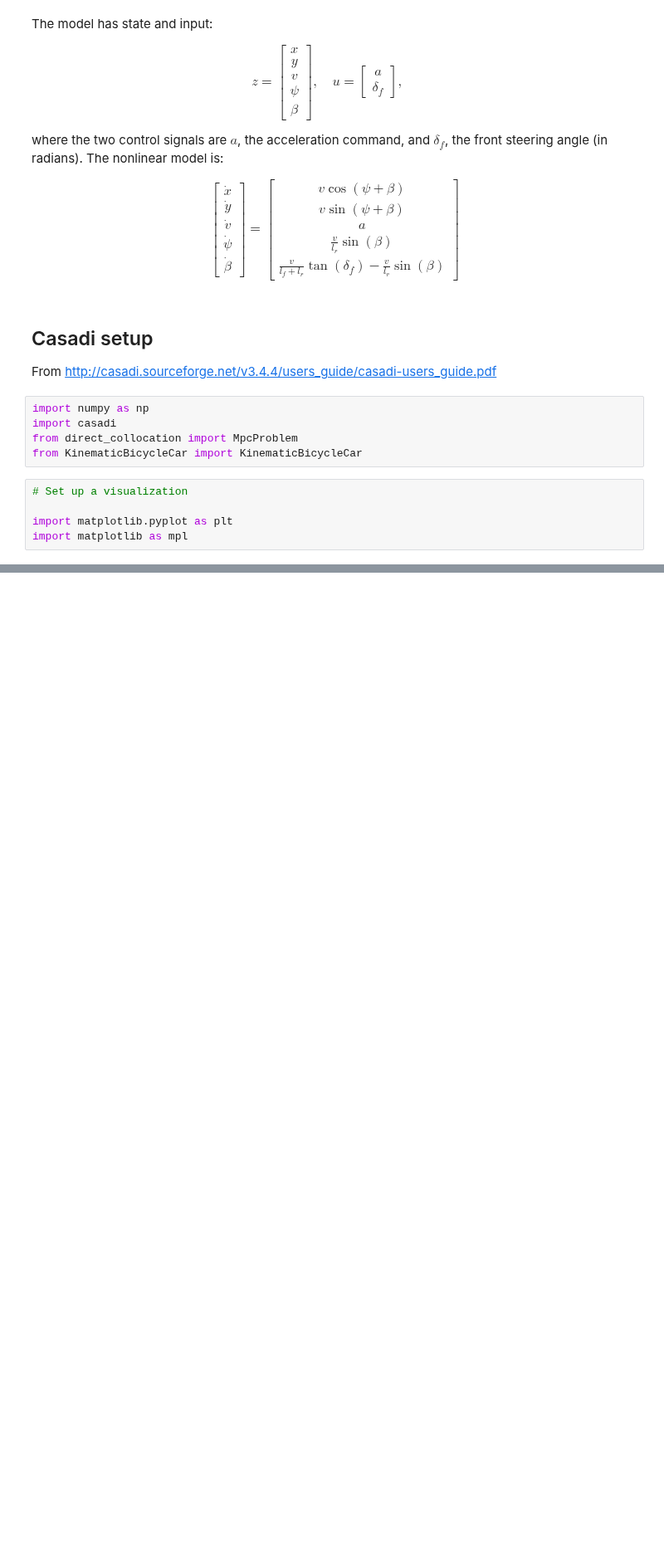
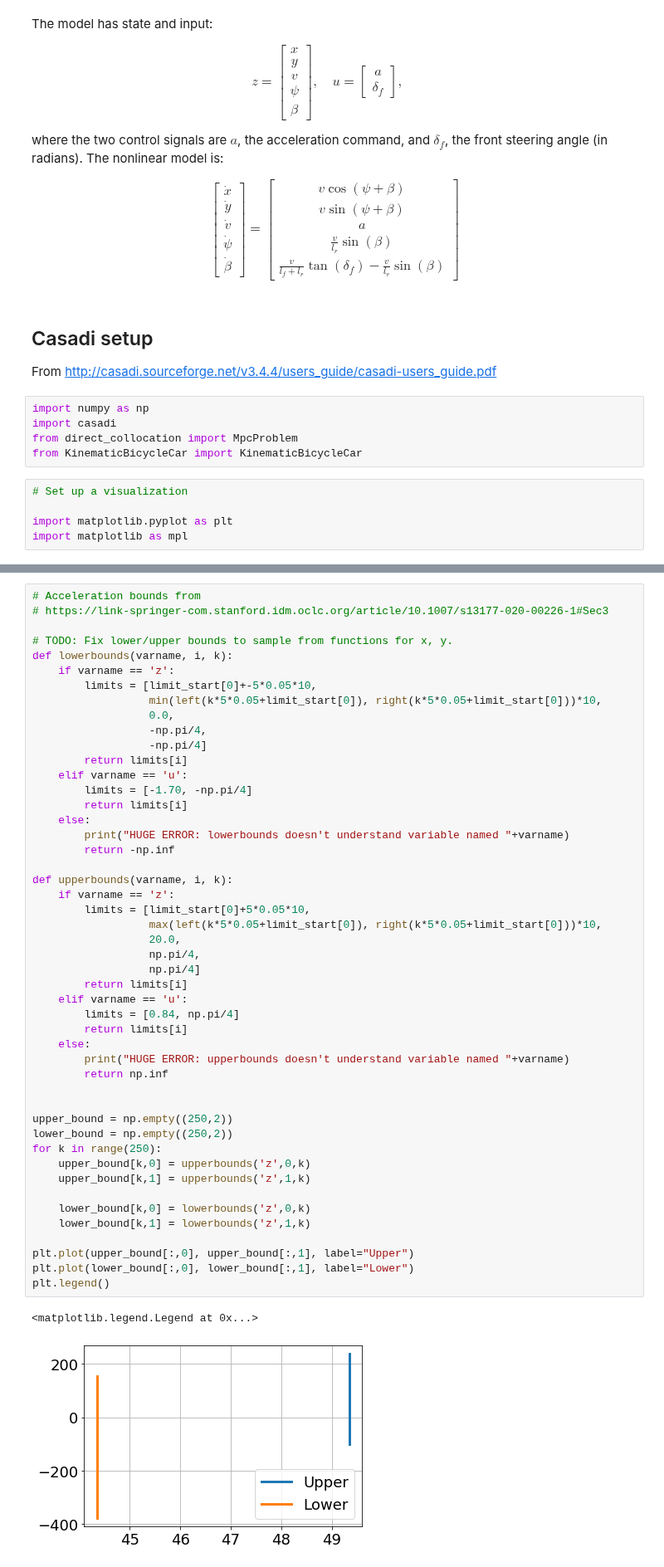
Before and after one commit to elsoroka/AutonomousCarMPC, a Jupyter notebook: nonlinear_mpc_casadi.ipynb, the cells around one changed output, grey strips where cells are left out. Shown at 83% size. Cells and saved outputs as stored; diff of their text form; blank space fills up the shorter version.

```diff
--- a/nonlinear_mpc_casadi.ipynb
+++ b/nonlinear_mpc_casadi.ipynb
@@ -224,0 +270,51 @@ plt.show()
+# %%
+# Acceleration bounds from
+# https://link-springer-com.stanford.idm.oclc.org/article/10.1007/s13177-020-00226-1#Sec3
+
+# TODO: Fix lower/upper bounds to sample from functions for x, y.
+def lowerbounds(varname, i, k):
+    if varname == 'z':
+        limits = [limit_start[0]+-5*0.05*10,
+                  min(left(k*5*0.05+limit_start[0]), right(k*5*0.05+limit_start[0]))*10,
+                  0.0,
+                  -np.pi/4,
+                  -np.pi/4]
+        return limits[i]
+    elif varname == 'u':
+        limits = [-1.70, -np.pi/4]
+        return limits[i]
+    else:
+        print("HUGE ERROR: lowerbounds doesn't understand variable named "+varname)
+        return -np.inf
+
+def upperbounds(varname, i, k):
+    if varname == 'z':
+        limits = [limit_start[0]+5*0.05*10,
+                  max(left(k*5*0.05+limit_start[0]), right(k*5*0.05+limit_start[0]))*10,
+                  20.0,
+                  np.pi/4,
+                  np.pi/4]
+        return limits[i]
+    elif varname == 'u':
+        limits = [0.84, np.pi/4]
+        return limits[i]
+    else:
+        print("HUGE ERROR: upperbounds doesn't understand variable named "+varname)
+        return np.inf
+
+
+upper_bound = np.empty((250,2))
+lower_bound = np.empty((250,2))
+for k in range(250):
+    upper_bound[k,0] = upperbounds('z',0,k)
+    upper_bound[k,1] = upperbounds('z',1,k)
+
+    lower_bound[k,0] = lowerbounds('z',0,k)
+    lower_bound[k,1] = lowerbounds('z',1,k)
+
+plt.plot(upper_bound[:,0], upper_bound[:,1], label="Upper")
+plt.plot(lower_bound[:,0], lower_bound[:,1], label="Lower")
+plt.legend()
+# %% [output]
+<matplotlib.legend.Legend at 0x...>
+[figure, added]
```
Also changed, not shown: parts of 14 cells of this notebook, 2 other files.
